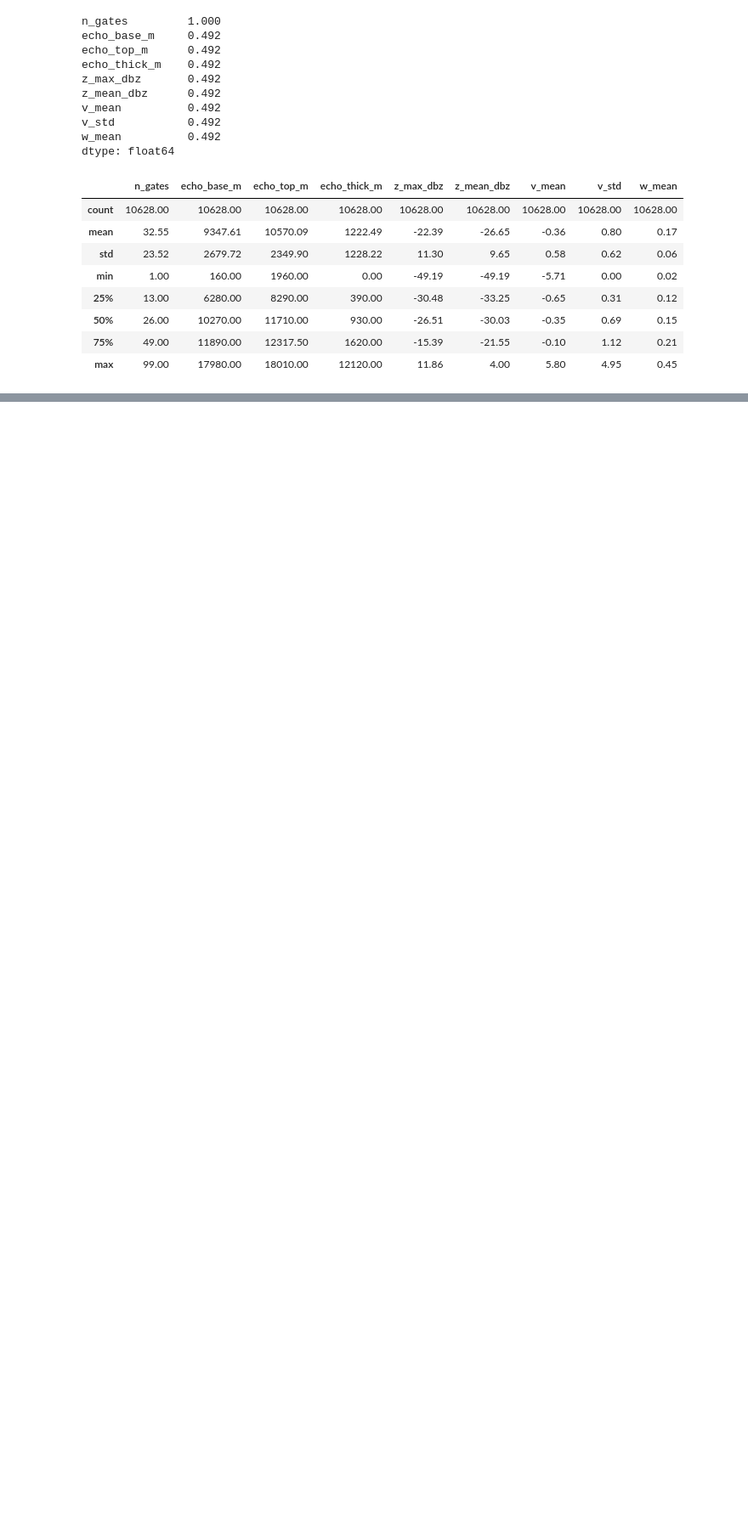
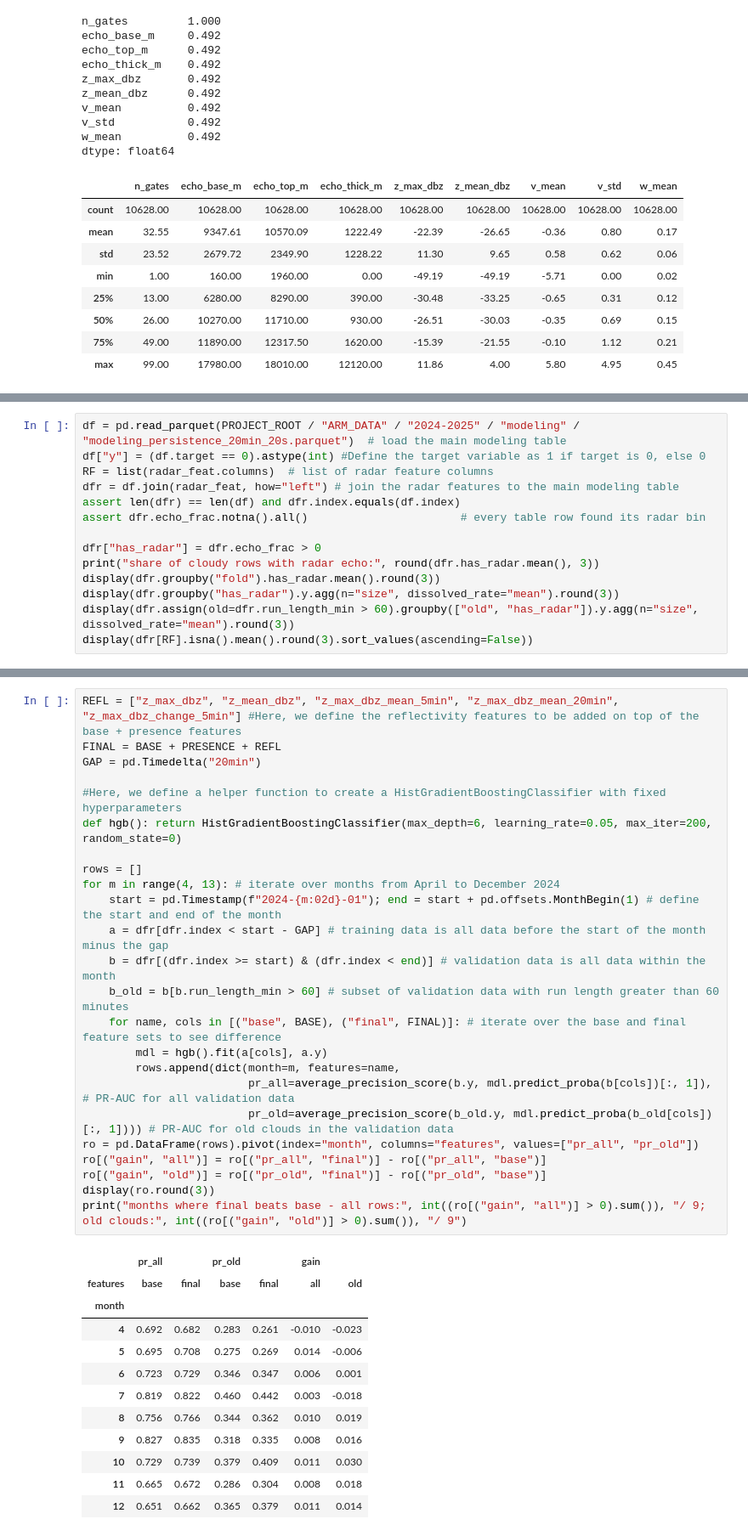
Before and after one commit to alecpblevins/ARM_Cloud_Modeling, a Jupyter notebook: notebooks/11_radar_profiles.ipynb, the cells around one changed output, grey strips where cells are left out. Shown at 85% size. Saved outputs shown, nothing was run; the diff lists cells and outputs as text; blank space fills up the shorter version.

```diff
--- a/notebooks/11_radar_profiles.ipynb
+++ b/notebooks/11_radar_profiles.ipynb
@@ -144,0 +264,14 @@ dtype: float64
+# %%
+df = pd.read_parquet(PROJECT_ROOT / "ARM_DATA" / "2024-2025" / "modeling" / "modeling_persistence_20min_20s.parquet")  # load the main modeling table
+df["y"] = (df.target == 0).astype(int) #Define the target variable as 1 if target is 0, else 0
+RF = list(radar_feat.columns)  # list of radar feature columns
+dfr = df.join(radar_feat, how="left") # join the radar features to the main modeling table
+assert len(dfr) == len(df) and dfr.index.equals(df.index)
+assert dfr.echo_frac.notna().all()                       # every table row found its radar bin
+
+dfr["has_radar"] = dfr.echo_frac > 0
+print("share of cloudy rows with radar echo:", round(dfr.has_radar.mean(), 3))
+display(dfr.groupby("fold").has_radar.mean().round(3))
+display(dfr.groupby("has_radar").y.agg(n="size", dissolved_rate="mean").round(3))
+display(dfr.assign(old=dfr.run_length_min > 60).groupby(["old", "has_radar"]).y.agg(n="size", dissolved_rate="mean").round(3))
+display(dfr[RF].isna().mean().round(3).sort_values(ascending=False))
@@ -144,0 +416,37 @@ dtype: float64
+# %%
+REFL = ["z_max_dbz", "z_mean_dbz", "z_max_dbz_mean_5min", "z_max_dbz_mean_20min", "z_max_dbz_change_5min"] #Here, we define the reflectivity features to be added on top of the base + presence features
+FINAL = BASE + PRESENCE + REFL
+GAP = pd.Timedelta("20min")
+
+#Here, we define a helper function to create a HistGradientBoostingClassifier with fixed hyperparameters
+def hgb(): return HistGradientBoostingClassifier(max_depth=6, learning_rate=0.05, max_iter=200, random_state=0)
+
+rows = []
+for m in range(4, 13): # iterate over months from April to December 2024
+    start = pd.Timestamp(f"2024-{m:02d}-01"); end = start + pd.offsets.MonthBegin(1) # define the start and end of the month
+    a = dfr[dfr.index < start - GAP] # training data is all data before the start of the month minus the gap
+    b = dfr[(dfr.index >= start) & (dfr.index < end)] # validation data is all data within the month
+    b_old = b[b.run_length_min > 60] # subset of validation data with run length greater than 60 minutes
+    for name, cols in [("base", BASE), ("final", FINAL)]: # iterate over the base and final feature sets to see difference
+        mdl = hgb().fit(a[cols], a.y)
+        rows.append(dict(month=m, features=name,
+                         pr_all=average_precision_score(b.y, mdl.predict_proba(b[cols])[:, 1]), # PR-AUC for all validation data
+                         pr_old=average_precision_score(b_old.y, mdl.predict_proba(b_old[cols])[:, 1]))) # PR-AUC for old clouds in the validation data
+ro = pd.DataFrame(rows).pivot(index="month", columns="features", values=["pr_all", "pr_old"])
+ro[("gain", "all")] = ro[("pr_all", "final")] - ro[("pr_all", "base")]
+ro[("gain", "old")] = ro[("pr_old", "final")] - ro[("pr_old", "base")]
+display(ro.round(3))
+print("months where final beats base - all rows:", int((ro[("gain", "all")] > 0).sum()), "/ 9;  old clouds:", int((ro[("gain", "old")] > 0).sum()), "/ 9")
+# %% [output]
+|  | pr_all |  | pr_old |  | gain |  |
+| features | base | final | base | final | all | old |
+| month |  |  |  |  |  |  |
+| 4 | 0.692 | 0.682 | 0.283 | 0.261 | -0.010 | -0.023 |
+| 5 | 0.695 | 0.708 | 0.275 | 0.269 | 0.014 | -0.006 |
+| 6 | 0.723 | 0.729 | 0.346 | 0.347 | 0.006 | 0.001 |
+| 7 | 0.819 | 0.822 | 0.460 | 0.442 | 0.003 | -0.018 |
+| 8 | 0.756 | 0.766 | 0.344 | 0.362 | 0.010 | 0.019 |
+| 9 | 0.827 | 0.835 | 0.318 | 0.335 | 0.008 | 0.016 |
+| 10 | 0.729 | 0.739 | 0.379 | 0.409 | 0.011 | 0.030 |
+| 11 | 0.665 | 0.672 | 0.286 | 0.304 | 0.008 | 0.018 |
+| 12 | 0.651 | 0.662 | 0.365 | 0.379 | 0.011 | 0.014 |
```
Also changed, not shown: parts of 20 cells of this notebook.
